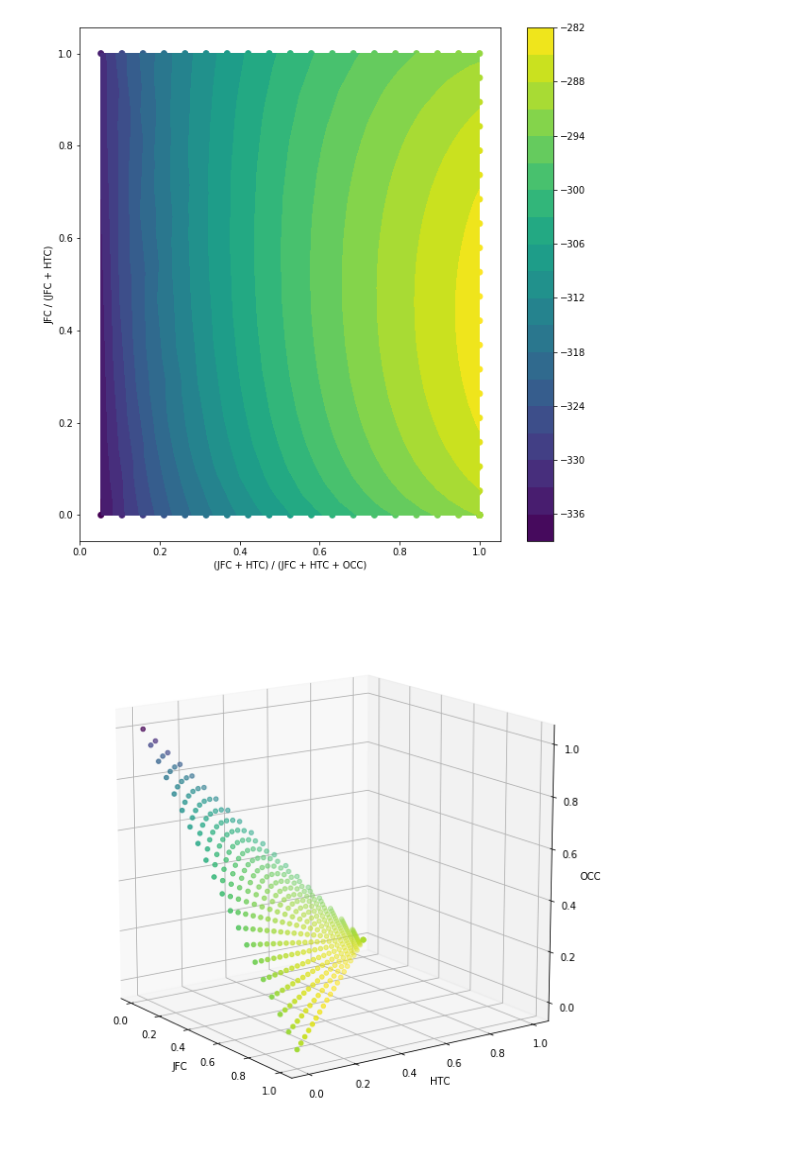
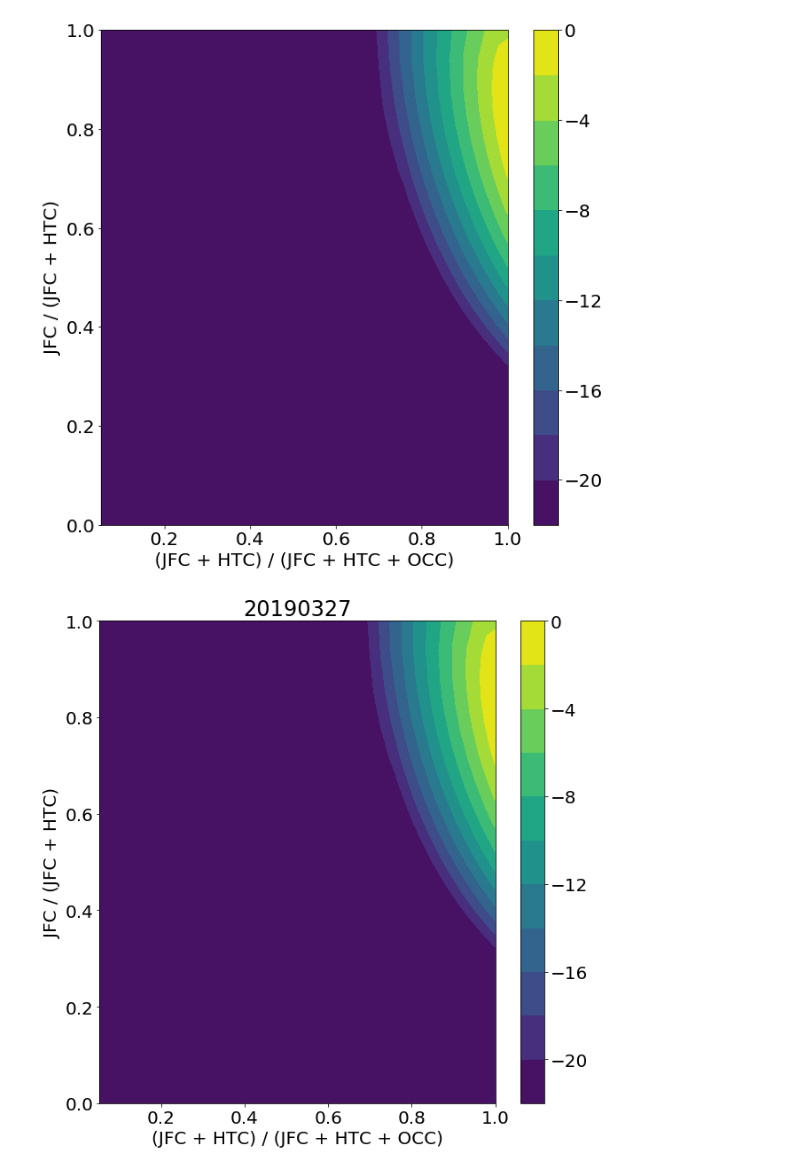
Before and after one commit to tlittenberg/LISAPathfinder, a Jupyter notebook: scripts/Analysis/scripts/Grid_prob.ipynb, the cells around one changed output. Saved outputs shown, nothing was run; the diff lists cells and outputs as text; code cells hidden in the pictures.

```diff
--- a/scripts/Analysis/scripts/Grid_prob.ipynb
+++ b/scripts/Analysis/scripts/Grid_prob.ipynb
@@ -143,10 +145,13 @@ def plot3d(df, order = ['JFC', 'HTC', 'Uniform']):
 
     max_p = np.argmax(logp)
 
-def imshowGrid(df, order):
+def imshowGrid(df, order, nlev=11, raw_x=False,label=''):
     from scipy import interpolate
 
+    mpl.rcParams['font.size'] = 20
+    #print(mpl.rcParams)
     fig, ax = plt.subplots(figsize = (10,10))
+
     print("order0",order[0])
     x = df[order[0]].values #theta_p_list[:, get_index(order[0])] # JFC
     #print(x)
@@ -164,21 +169,31 @@ def imshowGrid(df, order):
     logp = df['logp'].values
     #print(x)
     #print(y)
-    X = x + y
-    Y = np.divide(x, x + y)
+    if not raw_x:
+        X = x + y
+        Y = np.divide(x, x + y)
+    else:
+        X=x
+        Y=np.divide(y,y+z)
 
     dropNA = [np.logical_not(np.isnan(Y))]
 
     logp = logp[dropNA]
     X = X[dropNA]
     Y = Y[dropNA]
+    logpfloor=np.copy(logp)
+    logpfloor-=max(logp)
+    logpfloor[logpfloor<-nlev*2]=-nlev*2
+    #ax.scatter(X, Y, c = logp)
+    cax = ax.tricontourf(X, Y, logpfloor, nlev)
 
-    ax.scatter(X, Y, c = logp)
-    cax = ax.tricontourf(X, Y, logp, 20)
-
-    ax.set_xlabel('(%s + %s) / (%s + %s + %s)'%(order[0], order[1], order[0], order[1], order[2]))
-    ax.set_ylabel('%s / (%s + %s)'%(order[0], order[0], order[1]))
-
+    if not raw_x:
+        ax.set_xlabel('(%s + %s) / (%s + %s + %s)'%(order[0], order[1], order[0], order[1], order[2]))
+        ax.set_ylabel('%s / (%s + %s)'%(order[0], order[0], order[1]))
+    else:
+        ax.set_xlabel('%s'%(order[0]))
+        ax.set_ylabel('%s / (%s + %s)'%(order[1], order[1], order[2]))
+    ax.set_title(label)
     fig.colorbar(cax)
 
     #return fig
@@ -193,8 +208,13 @@ print('Maximum :', df[df['logp'] == max(df['logp'])])
 plot3d(df, order = order)
 """
 order = ['JFC', 'HTC', 'OCC']
-df = get_logp_grid(filename = 'grid_OCC_JFC_HTC_20181221.txt')
+df = get_logp_grid(filename = 'grid_OCC_JFC_HTC_20190219.txt')
 imshowGrid(df, order = order)
-plot3d(df, order = order)
+plt.savefig('grid_OCC_JFC_HTC_20190219.pdf')
+#plot3d(df, order = order)
 print(df[df['logp'] == max(df['logp'])])
+df = get_logp_grid(filename = 'grid_OCC_JFC_HTC_20190327.txt')
+imshowGrid(df, order = order,label='20190327')
+#plot3d(df, order = order)
+#print(df[df['logp'] == max(df['logp'])])
 # %% [output]
@@ -207,2 +231,2 @@ order2 OCC
-[figure, old version]
+[figure, new version]
-[figure, old version]
+[figure, new version]
```
Also changed, not shown: parts of 7 cells of this notebook, 2 other files.
